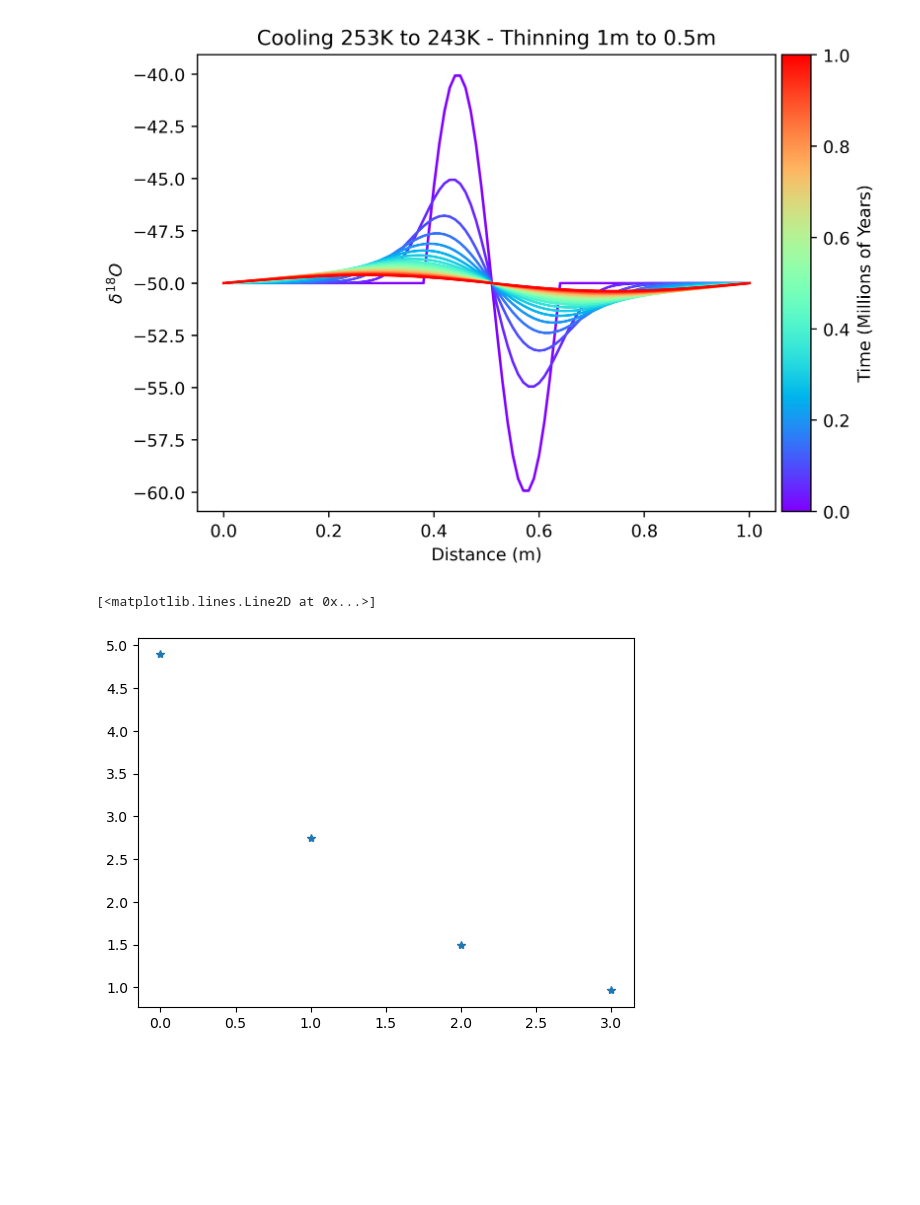
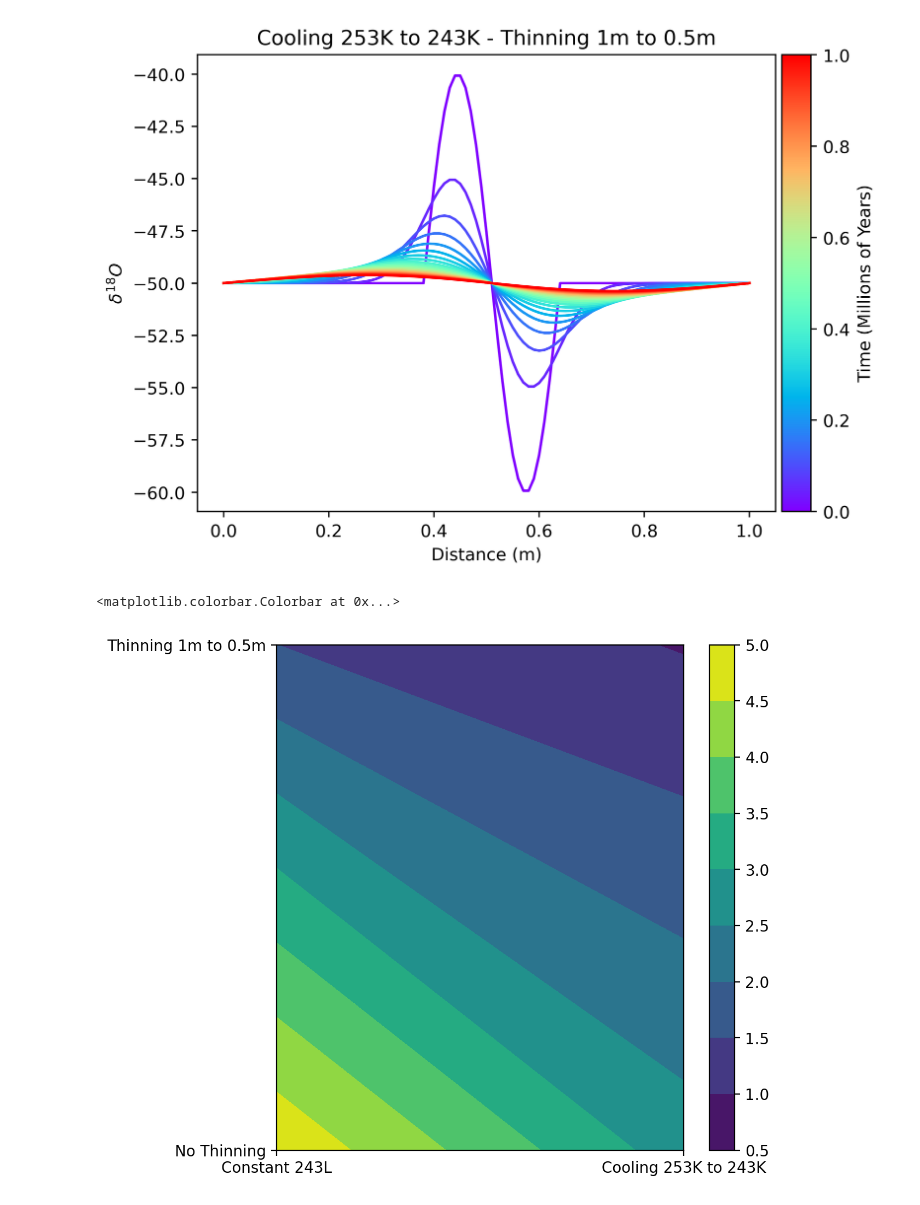
Before and after one commit to liamkirkpatrick/water-isotope-diffusion, a Jupyter notebook: 1d_model_thinning.ipynb, the cells around one changed output. Drawn from its saved outputs; the diff is of its cells as text; code cells hidden in the pictures; blank space fills up the shorter version.

Commit message:
Added amplitude 2D plot

```diff
--- a/1d_model_thinning.ipynb
+++ b/1d_model_thinning.ipynb
@@ -226,7 +226,11 @@ thin_names = ["No Thinning","Thinning 1m to 0.5m"]
 #+++++++++++++++++++++++++++++++++++++++++
 # Now we can run our four trials
 
-amp = []
+# make a matrix to save the amplitude data from each track.
+# The matrix will be m x n large, where m is the number of T scenarios and n is the number of thinning scenarios
+m = len(T_list)
+n = len(thin_list)
+amplitude = np.zeros((m,n))*np.NaN
 
 # loop through our temperature scenarios.
 # we do this by looping through i
@@ -240,7 +244,8 @@ for i in range(0,len(T_list)):
 
         run = diffusion(t,z,z0,zmax,I,T_list[i],thin_list[j])
 
-        amp.append(max(run[-1,:]) - min(run[-1,:]))
+        # save amplitude
+        amplitude[i,j] = max(run[-1,:]) - min(run[-1,:])
 
         # make figure
         fig, axs = plt.subplots(dpi=400)
@@ -280,6 +285,18 @@ Running temperature scenario 2 of 2, thinning scenario 2 of 2
 [figure]
 # %%
 plt.plot(amp,'*')
-# %% [output]
-[<matplotlib.lines.Line2D at 0x...>]
-[figure, removed]
+# %%
+# Make an amplitude plot
+
+# make figure
+fig,axs = plt.subplots(figsize=(6,6),dpi=200)
+
+cax = axs.contourf(amplitude)
+axs.set_xticks([0,1])
+axs.set_xticklabels(T_names)
+axs.set_yticks([0,1])
+axs.set_yticklabels(thin_names)
+fig.colorbar(cax)
+# %% [output]
+<matplotlib.colorbar.Colorbar at 0x...>
+[figure, added]
```
